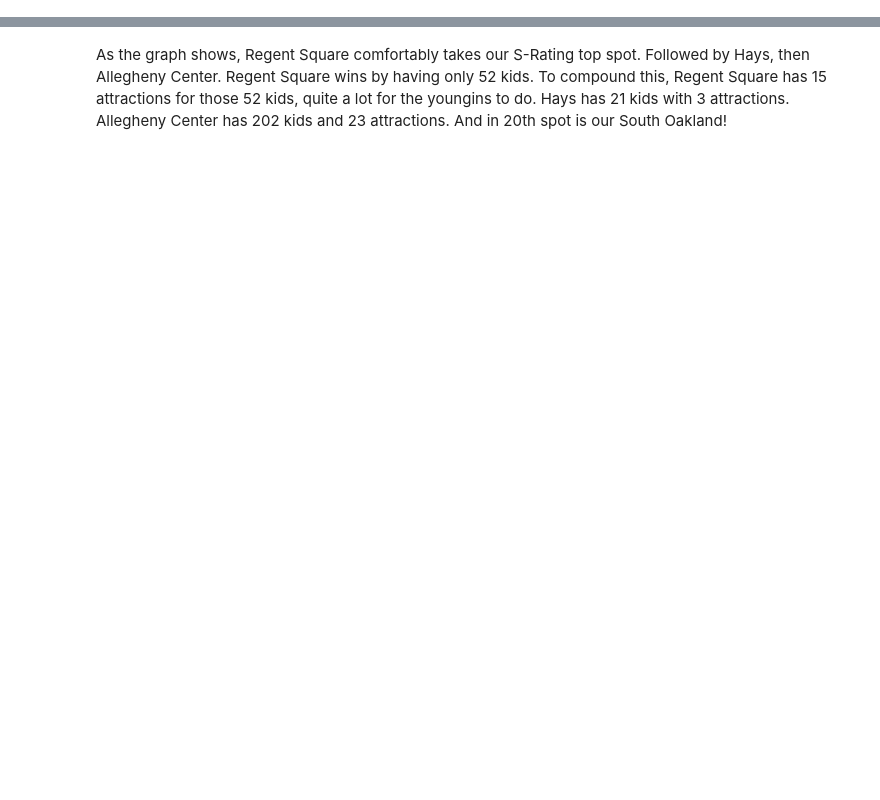
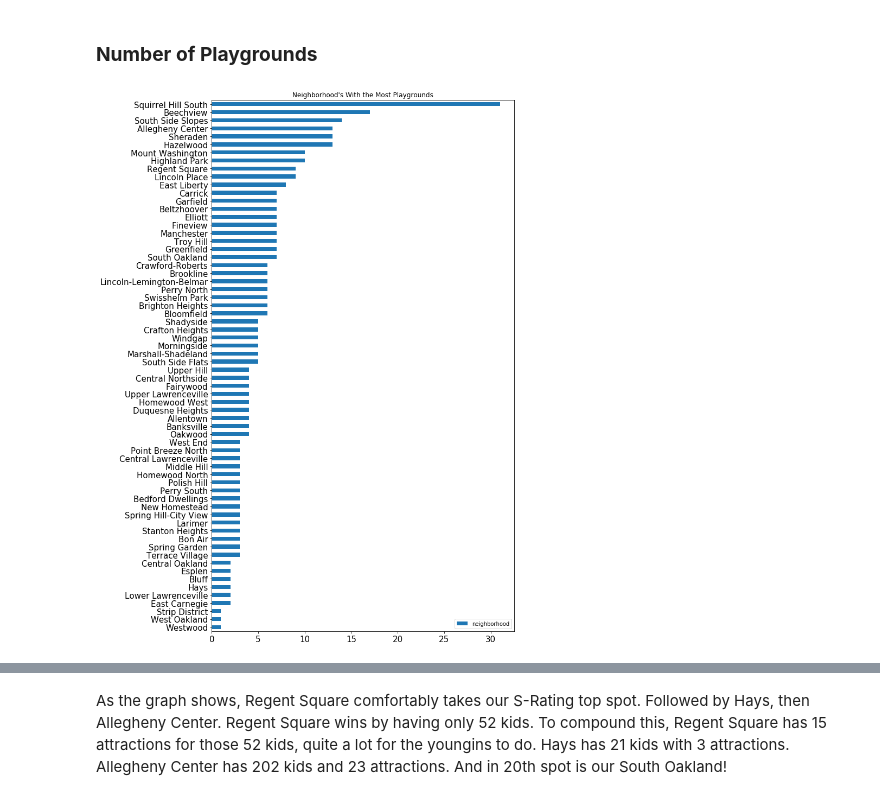
Before and after one commit to lucasz-hu/Big-Ideas-Final, a Jupyter notebook: final_lucas.ipynb, the cells around one changed output, grey strips where cells are left out. Drawn from its saved outputs; the diff is of its cells as text; code cells hidden in the pictures; blank space fills up the shorter version.

```diff
--- a/final_lucas.ipynb
+++ b/final_lucas.ipynb
@@ -0,0 +4,22 @@
+# %%
+import ssl
+import pandas as pd
+import numpy as np
+
+ssl._create_default_https_context = ssl._create_unverified_context
+
+pd.set_option('display.max_columns', None)
+
+census = pd.read_csv("https://data.wprdc.org/dataset/40188e1c-6d2e-4f20-9391-607bd3054949/resource/8ac5c768-09ba-43a8-829f-ce4a417d20fb/download/population-density.csv",
+                            index_col="Neighborhood",
+                            parse_dates=True)
+
+playground = pd.read_csv("https://data.wprdc.org/datastore/dump/e39ef76e-0a11-47c8-a86f-a37f55db7a2b",
+                            index_col="neighborhood",
+                            parse_dates=True)
+
+pools = pd.read_csv("https://data.wprdc.org/datastore/dump/5cc254fe-2cbd-4912-9f44-2f95f0beea9a",
+                            index_col="neighborhood",
+                            parse_dates=True)
+rinks = pd.read_csv("https://data.wprdc.org/datastore/dump/a5b71bfa-840c-4c86-8f43-07a9ae854227",
+                            index_col="id", usecols=["id", "name", "neighborhood"], header=0)
@@ -0,0 +50,17 @@
+# %% [markdown]
+### **Number of Playgrounds**
+# %%
+playground = playground.sort_index(ascending=True)
+
+playground = playground[playground['equipment_type'].str.find("Spring Toy")<0]
+
+#removed Spring Toys from the list so only large playground structures are counted
+
+totals = playground.index.value_counts().sort_values(ascending = False)
+
+totals_df = pd.DataFrame(totals)
+# totals_df is the final dataframe with all totals listed next to the neighborhoods in descending order
+# Squirrel Hill South has the most structures by far with 31--Beechview is in second with 17 structures
+totals_df.plot.barh(title="Neighborhood's With the Most Playgrounds", figsize=(10,18), fontsize=15, rot=0).invert_yaxis()
+# %% [output]
+[figure, added]
```
Also changed, not shown: parts of 14 cells of this notebook.
